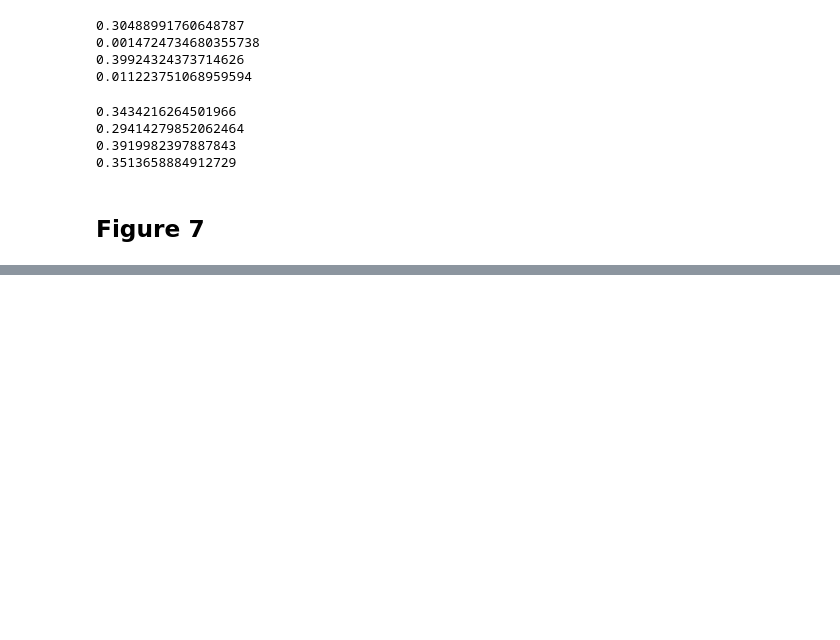
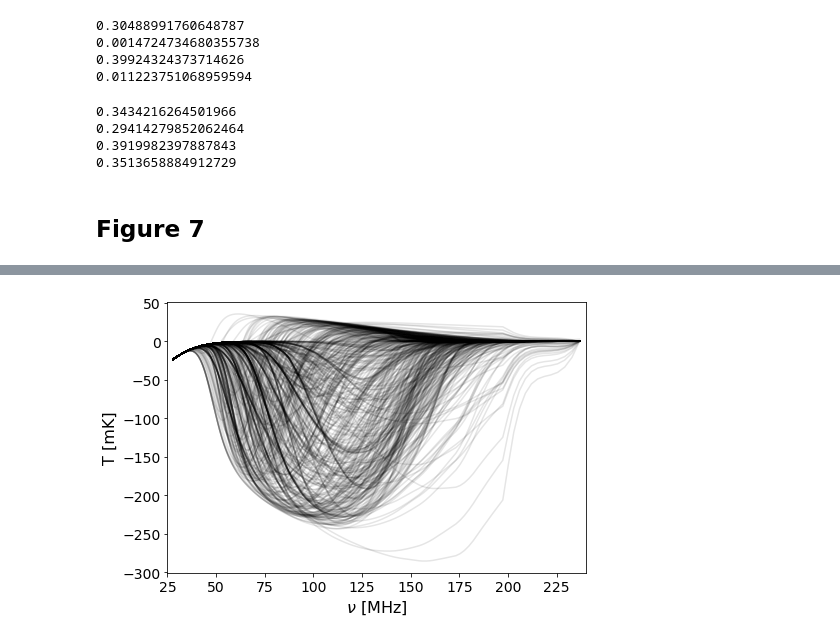
Before and after one commit to christianhbye/21cmVAE, a Jupyter notebook: RESULTS/Figures_Tables.ipynb, the cells around one changed output, grey strips where cells are left out. Cells and saved outputs as stored; diff of their text form; code cells hidden in the pictures; blank space fills up the shorter version.

```diff
--- a/RESULTS/Figures_Tables.ipynb
+++ b/RESULTS/Figures_Tables.ipynb
@@ -449,0 +479,17 @@ plt.show()
+# %%
+nu = best.nu_sampling
+# %%
+indx=np.random.randint(low=0, high=signal_train.shape[0], size=500)
+plt.figure(figsize=fz)
+plt.gca().set_rasterization_zorder(1)
+for i in indx:
+  plt.plot(nu, signal_train[i], zorder=0, alpha=.1, c='k')
+plt.xlim(25, 240)
+plt.xlabel('$\\nu$ [MHz]', fontsize=lsiz)
+plt.ylabel('T [mK]', fontsize=lsiz)
+plt.xticks(fontsize=tsiz)
+plt.yticks(fontsize=tsiz)
+plt.savefig('data_density.eps', rasterized=True)
+plt.show()
+# %% [output]
+[figure, added]
```
Also changed, not shown: parts of 9 cells of this notebook.
